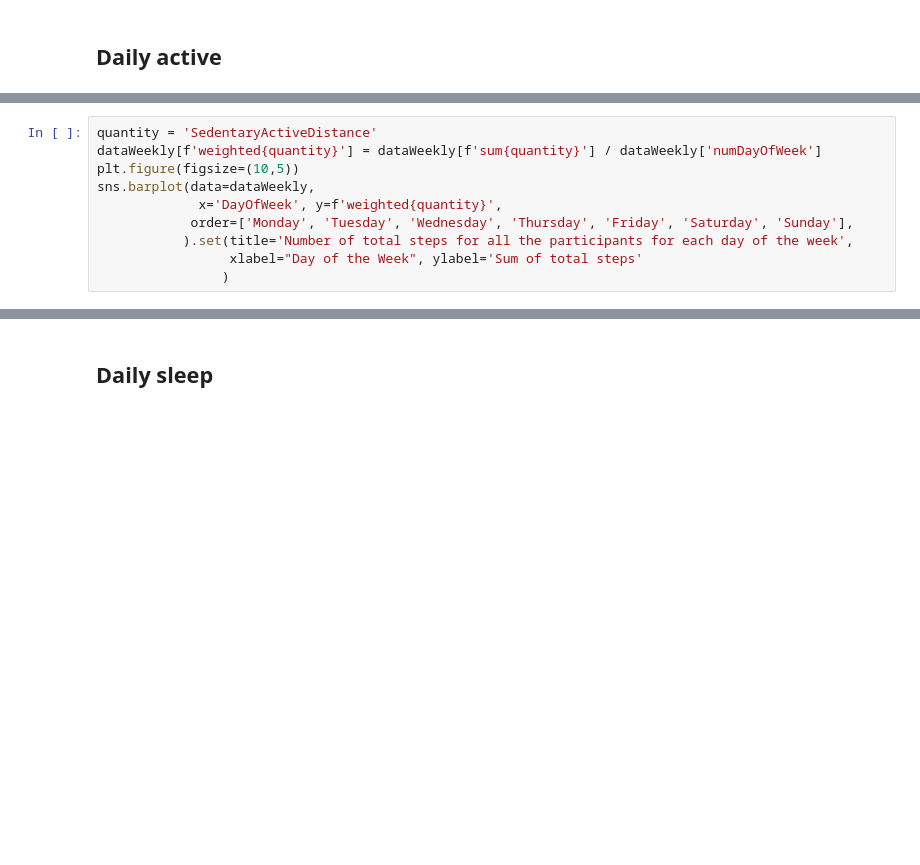
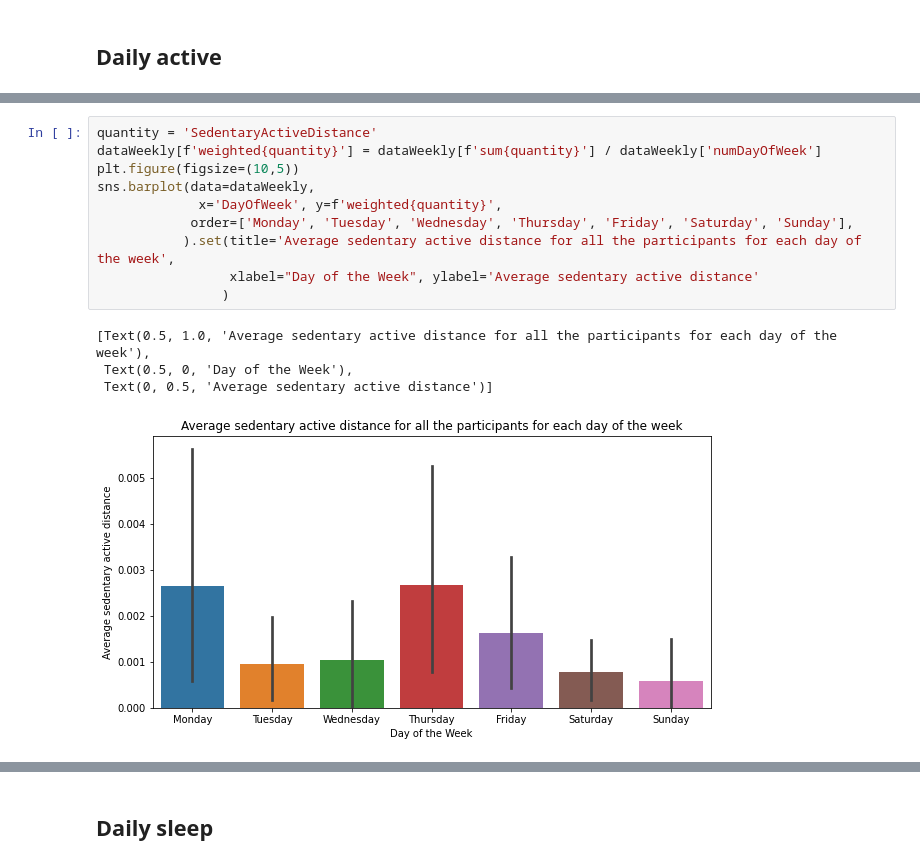
Before and after one commit to alefisico/GoogleCapstoneBellabeat, a Jupyter notebook: notebooks/fitabase-dataset-analyzing-capstone-bellabeat.ipynb, the cells around one changed output, grey strips where cells are left out. Drawn from its saved outputs; the diff is of its cells as text; blank space fills up the shorter version.

```diff
--- a/notebooks/fitabase-dataset-analyzing-capstone-bellabeat.ipynb
+++ b/notebooks/fitabase-dataset-analyzing-capstone-bellabeat.ipynb
@@ -128,13 +209,18 @@ display(data)
 # %%
 quantity = 'SedentaryActiveDistance'
 dataWeekly[f'weighted{quantity}'] = dataWeekly[f'sum{quantity}'] / dataWeekly['numDayOfWeek']
 plt.figure(figsize=(10,5))
 sns.barplot(data=dataWeekly,
              x='DayOfWeek', y=f'weighted{quantity}',
             order=['Monday', 'Tuesday', 'Wednesday', 'Thursday', 'Friday', 'Saturday', 'Sunday'],
-           ).set(title='Number of total steps for all the participants for each day of the week',
-                 xlabel="Day of the Week", ylabel='Sum of total steps'
+           ).set(title='Average sedentary active distance for all the participants for each day of the week',
+                 xlabel="Day of the Week", ylabel='Average sedentary active distance'
                 )
+# %% [output]
+[Text(0.5, 1.0, 'Average sedentary active distance for all the participants for each day of the week'),
+ Text(0.5, 0, 'Day of the Week'),
+ Text(0, 0.5, 'Average sedentary active distance')]
+[figure, added]
 # %%
 query = f"""
 SELECT
```
Also changed, not shown: parts of 30 cells of this notebook, 2 other files.
